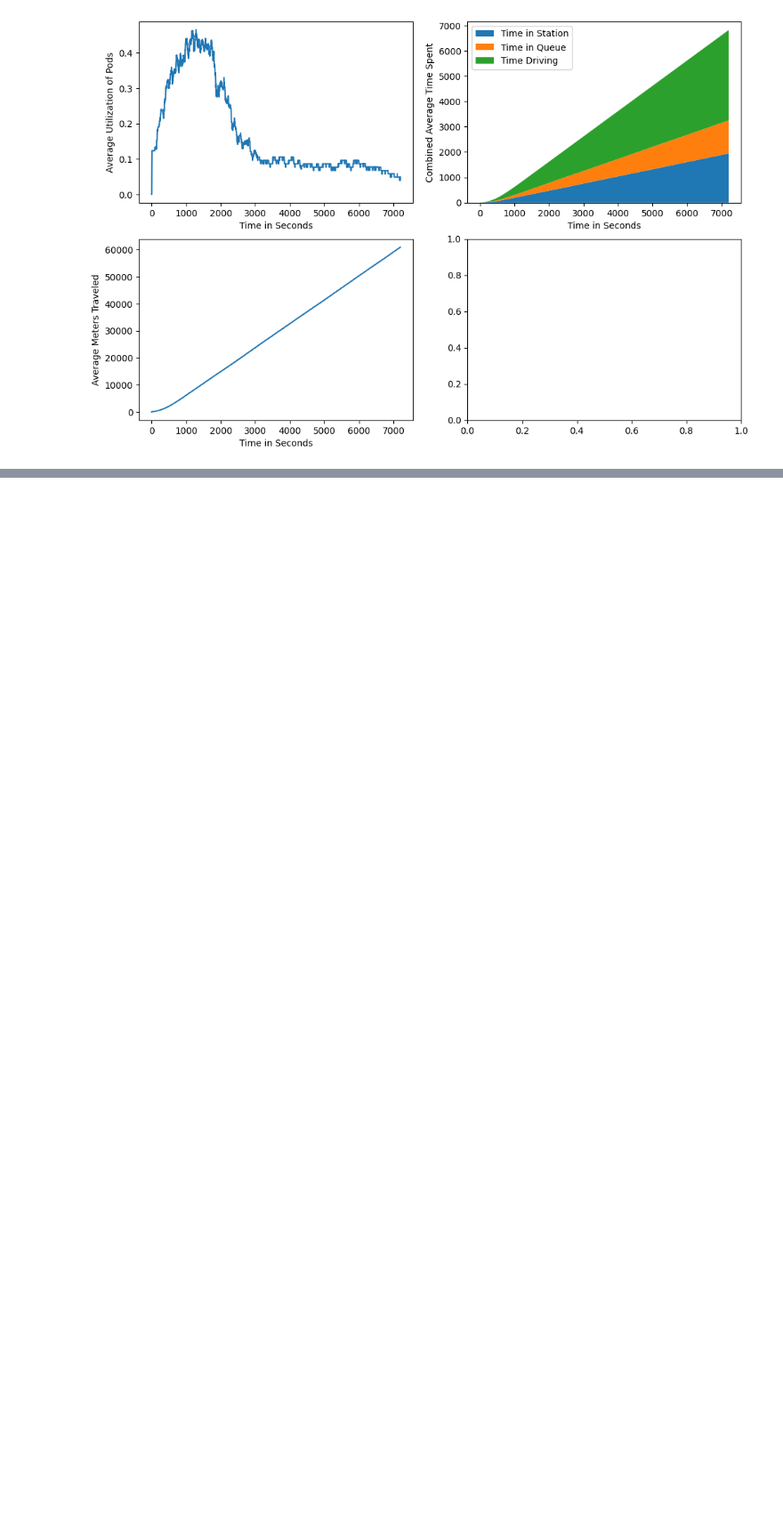
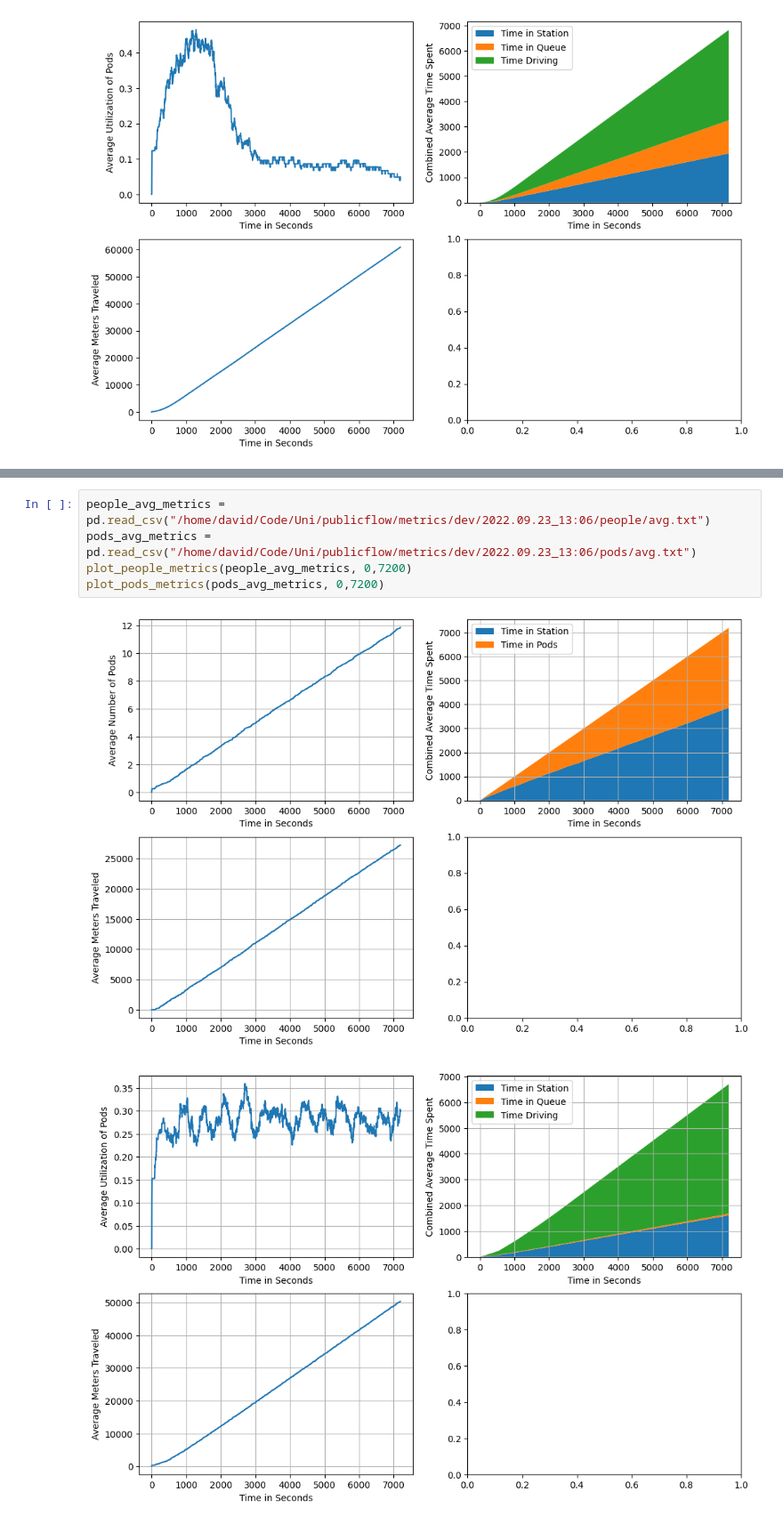
Before and after one commit to deeliciouscode/publicflow, a Jupyter notebook: analysis/evaluate_metrics.ipynb, the cells around one changed output, grey strips where cells are left out. Shown at 89% size. Cells and saved outputs as stored; diff of their text form; blank space fills up the shorter version.

```diff
--- a/analysis/evaluate_metrics.ipynb
+++ b/analysis/evaluate_metrics.ipynb
@@ -122,0 +125,8 @@ plot_pods_metrics(pods_avg_metrics, 0,7200)
+# %%
+people_avg_metrics = pd.read_csv("/home/david/Code/Uni/publicflow/metrics/dev/2022.09.23_13:06/people/avg.txt")
+pods_avg_metrics = pd.read_csv("/home/david/Code/Uni/publicflow/metrics/dev/2022.09.23_13:06/pods/avg.txt")
+plot_people_metrics(people_avg_metrics, 0,7200)
+plot_pods_metrics(pods_avg_metrics, 0,7200)
+# %% [output]
+[figure, added]
+[figure, added]
```
Also changed, not shown: parts of 7 cells of this notebook, 13 other files.
